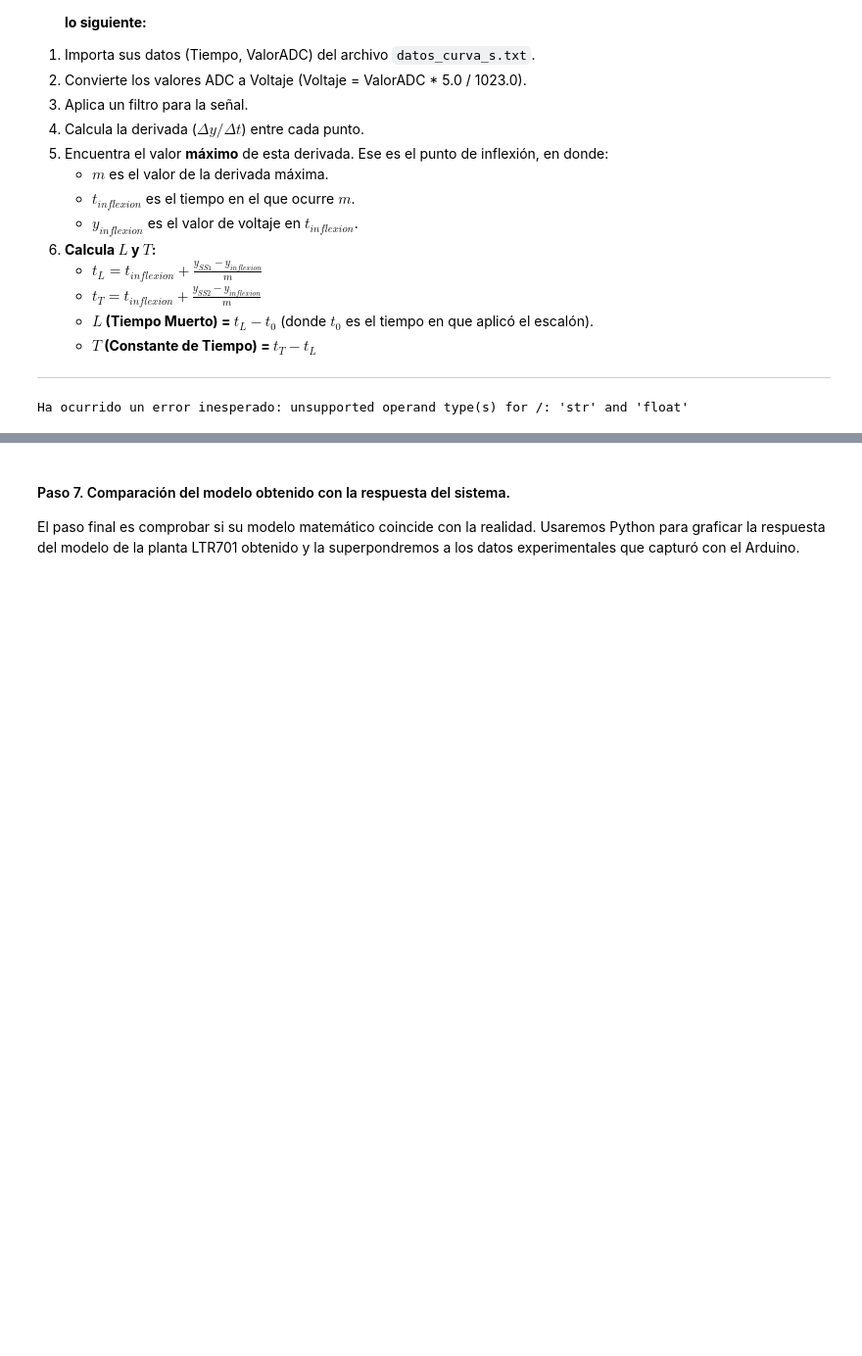
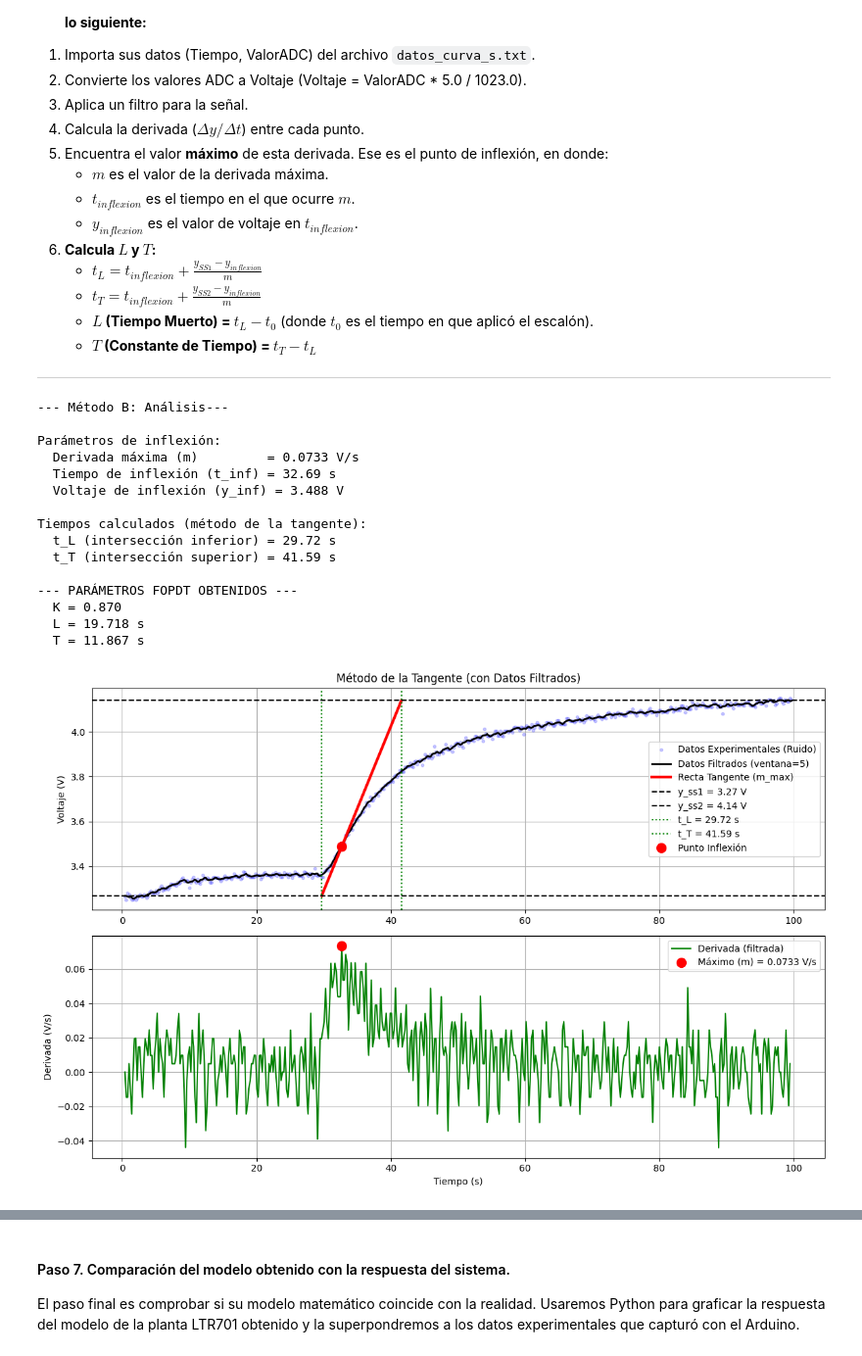
Before and after one commit to migueamv/Control-Clasico, a Jupyter notebook: Practicas/P_3_01_Modelado_sistema_LTR701.ipynb, the cells around one changed output, grey strips where cells are left out. Shown at 98% size. Drawn from its saved outputs; the diff is of its cells as text; code cells hidden in the pictures; blank space fills up the shorter version.

```diff
--- a/Practicas/P_3_01_Modelado_sistema_LTR701.ipynb
+++ b/Practicas/P_3_01_Modelado_sistema_LTR701.ipynb
@@ -195,8 +195,8 @@ import pandas as pd
 nombre_archivo = 'datos_curva_s.txt'
 
 # --- Parámetros del experimento (REEMPLAZAR CON SUS VALORES) ---
-y_ss1 = 2.5      # Voltaje de estado estacionario inicia.
-y_ss2 = 3.03    # Voltaje de estado estacionario final.
+y_ss1 = 3.27     # Voltaje de estado estacionario inicia.
+y_ss2 = 4.14     # Voltaje de estado estacionario final.
 delta_u = 1.0    # Cambio en la entrada.
 
 # --- Tiempo del escalón (REEMPLAZAR CON SUS VALORES) ---
@@ -303,34 +303,49 @@ try:
     ax1.axhline(y=y_ss2, color='k', linestyle='--', label=f'y_ss2 = {y_ss2} V')
     ax1.axvline(x=t_L, color='g', linestyle=':', label=f't_L = {t_L:.2f} s')
     ax1.axvline(x=t_T, color='g', linestyle=':', label=f't_T = {t_T:.2f} s')
     ax1.plot(t_inflexion, y_inflexion, 'ro', markersize=10, label='Punto Inflexión')
 
     ax1.set_title('Método de la Tangente (con Datos Filtrados)')
     ax1.set_ylabel('Voltaje (V)')
     ax1.legend()
     ax1.grid(True)
 
     # Gráfica 2: Derivada
     ax2 = plt.subplot(2, 1, 2, sharex=ax1)
     ax2.plot(t_derivada, derivada, 'g-', label='Derivada (filtrada)')
     ax2.plot(t_inflexion, m, 'ro', markersize=10, label=f'Máximo (m) = {m:.4f} V/s')
     ax2.set_xlabel('Tiempo (s)')
     ax2.set_ylabel('Derivada (V/s)')
     ax2.legend()
     ax2.grid(True)
 
     plt.tight_layout()
     plt.show()
 
 
 except FileNotFoundError:
     print(f"Error: No se encontró el archivo '{nombre_archivo}'")
     print("Por favor, asegúrese que el archivo .txt está en la misma carpeta que el script.")
 
 except Exception as e:
     print(f"Ha ocurrido un error inesperado: {e}")
 # %% [output]
-Ha ocurrido un error inesperado: unsupported operand type(s) for /: 'str' and 'float'
+--- Método B: Análisis---
+
+Parámetros de inflexión:
+  Derivada máxima (m)         = 0.0733 V/s
+  Tiempo de inflexión (t_inf) = 32.69 s
+  Voltaje de inflexión (y_inf) = 3.488 V
+
+Tiempos calculados (método de la tangente):
+  t_L (intersección inferior) = 29.72 s
+  t_T (intersección superior) = 41.59 s
+
+--- PARÁMETROS FOPDT OBTENIDOS ---
+  K = 0.870
+  L = 19.718 s
+  T = 11.867 s
+[figure, added]
 # %% [markdown]
 #### Paso 6. Obtención de la Función de Transferencia.
 
```
Also changed, not shown: parts of 2 cells of this notebook.
